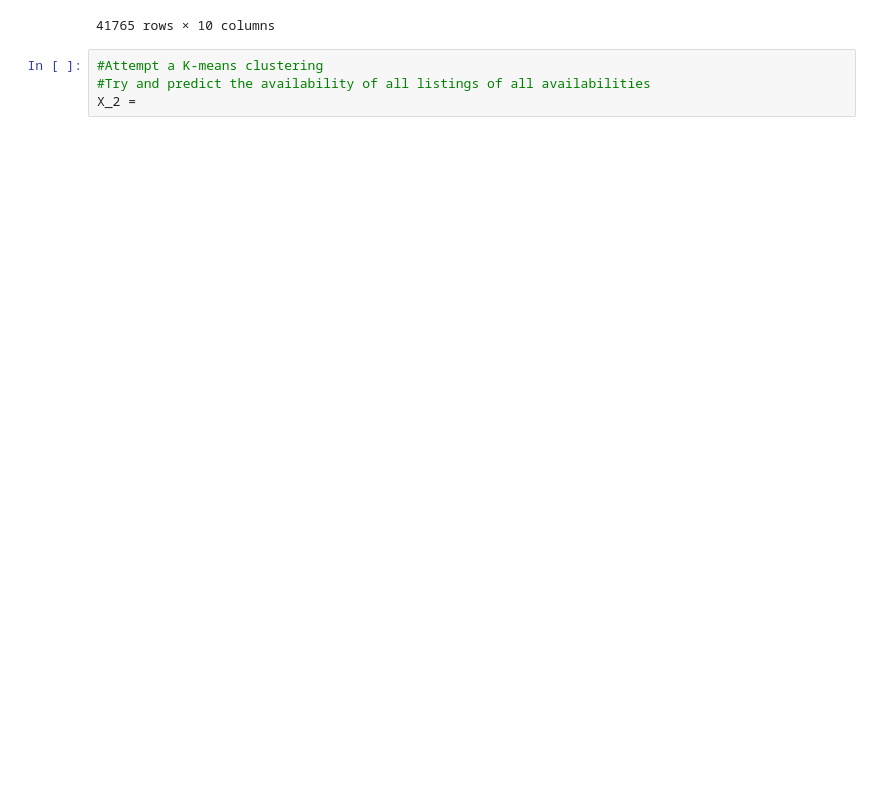
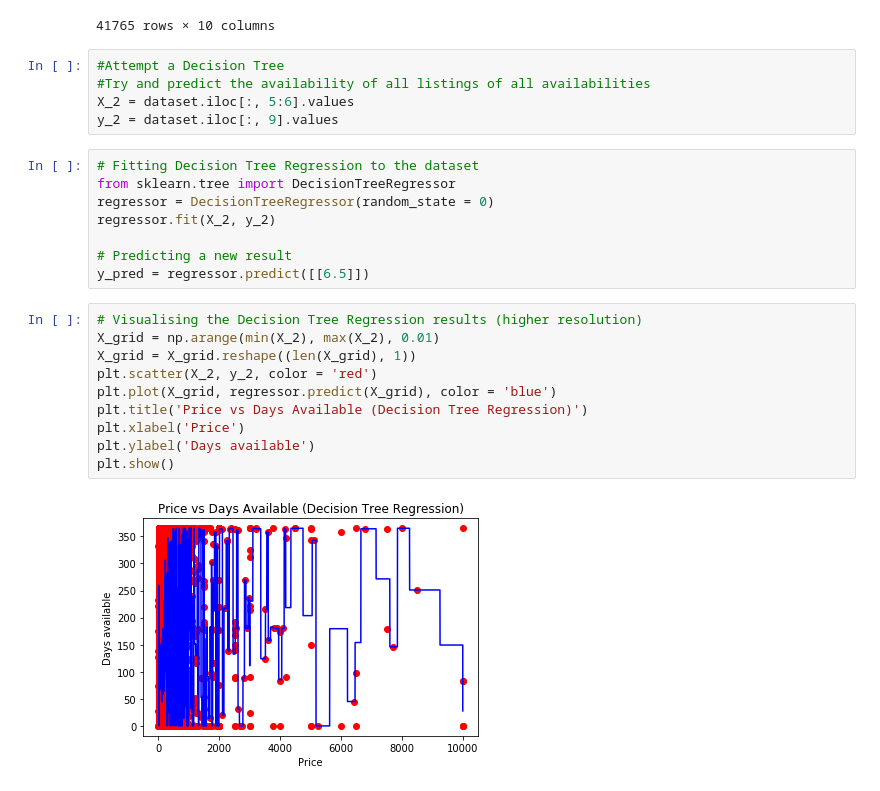
Before and after one commit to irwinmier96/Extra_Side_Projects, a Jupyter notebook: NYC AirBnB/AirBnB_NYC_2019.ipynb, the cells around one changed output. Drawn from its saved outputs; the diff is of its cells as text; blank space fills up the shorter version.

Commit message:
Adding Decision Tree Regression

```diff
--- a/NYC AirBnB/AirBnB_NYC_2019.ipynb
+++ b/NYC AirBnB/AirBnB_NYC_2019.ipynb
@@ -267,6 +267,27 @@ borough_dataset
 | 48894 | 36487245 | Trendy duplex in the very heart o... | Manhattan | Hell's Kitchen | Private room | 90 | 7 | 0 | ... |
 41765 rows × 10 columns
 # %%
-#Attempt a K-means clustering
+#Attempt a Decision Tree
 #Try and predict the availability of all listings of all availabilities
-X_2 =
+X_2 = dataset.iloc[:, 5:6].values
+y_2 = dataset.iloc[:, 9].values
+# %%
+# Fitting Decision Tree Regression to the dataset
+from sklearn.tree import DecisionTreeRegressor
+regressor = DecisionTreeRegressor(random_state = 0)
+regressor.fit(X_2, y_2)
+
+# Predicting a new result
+y_pred = regressor.predict([[6.5]])
+# %%
+# Visualising the Decision Tree Regression results (higher resolution)
+X_grid = np.arange(min(X_2), max(X_2), 0.01)
+X_grid = X_grid.reshape((len(X_grid), 1))
+plt.scatter(X_2, y_2, color = 'red')
+plt.plot(X_grid, regressor.predict(X_grid), color = 'blue')
+plt.title('Price vs Days Available (Decision Tree Regression)')
+plt.xlabel('Price')
+plt.ylabel('Days available')
+plt.show()
+# %% [output]
+[figure, added]
```
